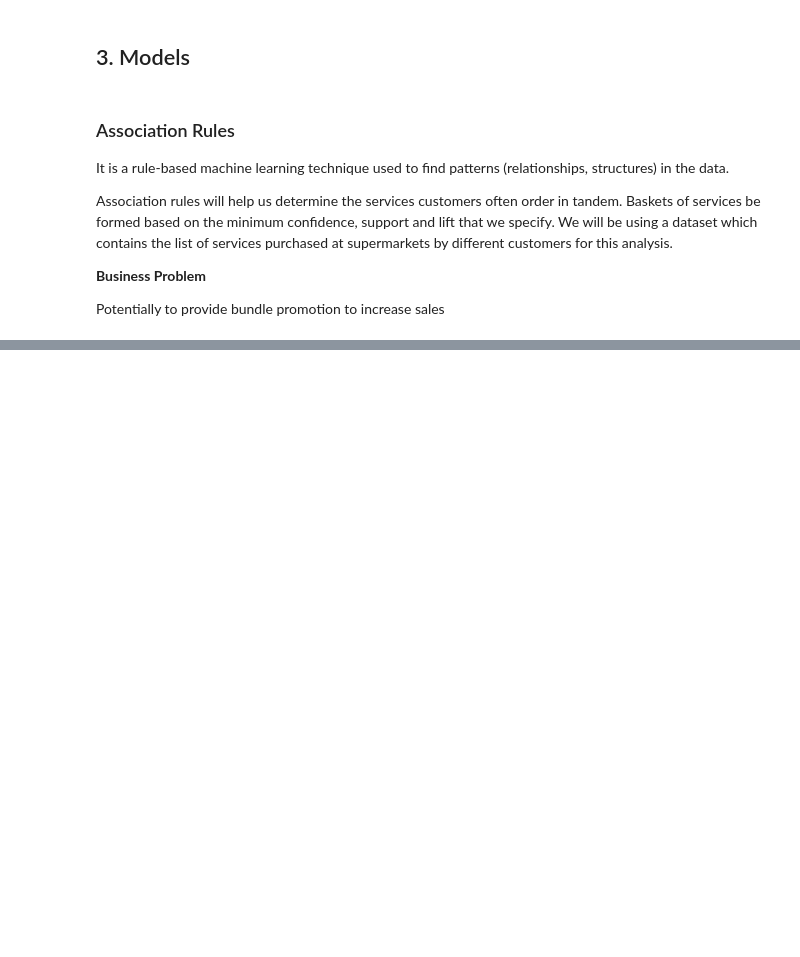
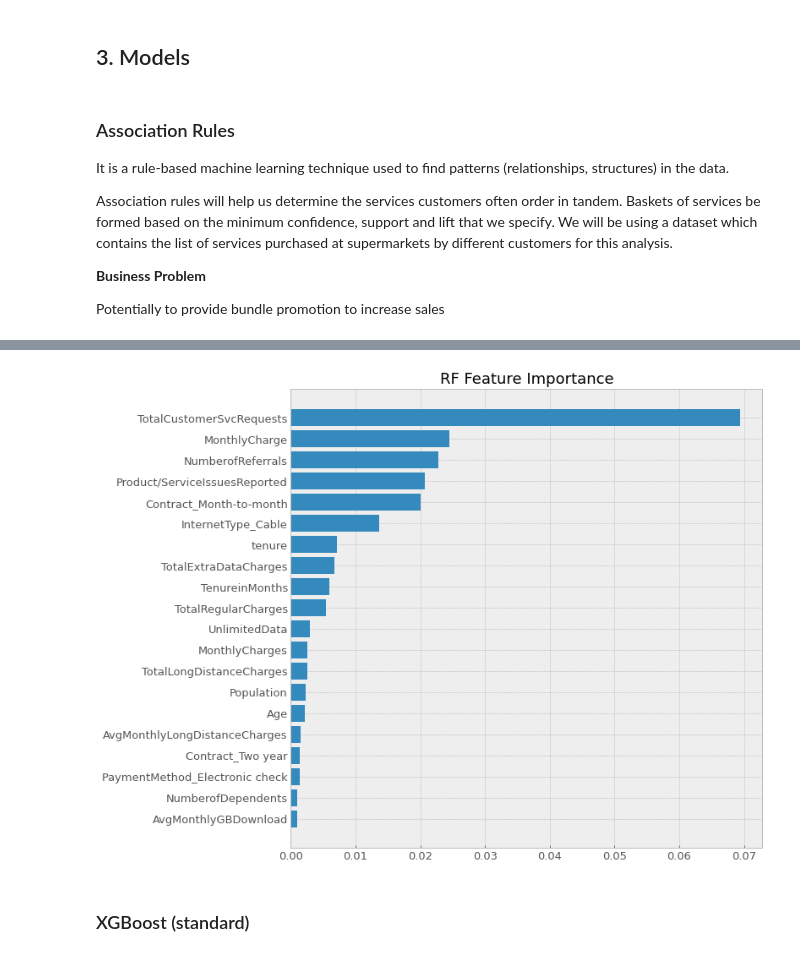
Before and after one commit to syakun0212/Telco-Customer-Churn-Data-Anlaysis, a Jupyter notebook: BC2407 Project.ipynb, the cells around one changed output, grey strips where cells are left out. Cells and saved outputs as stored; diff of their text form; code cells hidden in the pictures; blank space fills up the shorter version.

```diff
--- a/BC2407 Project.ipynb
+++ b/BC2407 Project.ipynb
@@ -271,0 +498,29 @@ assoc_rule_phone_others = association_rules(item_phone_others, metric = 'confide
+# %%
+# Feature importance
+from sklearn.inspection import permutation_importance
+import time
+
+start_time = time.time()
+RF_result = permutation_importance(
+    RF_model, RF_X_train, RF_y_train,
+    random_state=2022
+)
+elapsed_time = time.time() - start_time
+print(f"Elapsed time to compute the importances: {elapsed_time:.3f} seconds")
+# %%
+# Visualize
+RF_feature_impt = pd.Series(RF_result.importances_mean, index=XGB_X.columns)
+RF_feature_impt = RF_feature_impt .sort_values(ascending=False).to_frame("Feature importance")
+
+plot_barh(RF_feature_impt.head(20),
+                column_to_plot = 'Feature importance',
+                title = "RF Feature Importance",
+                figsize=(10,10),
+                title_size=18,
+                label_size=13,
+                style="bmh"
+         )
+# %% [output]
+[figure, added]
+# %% [markdown]
+### XGBoost (standard)
```
Also changed, not shown: parts of 43 cells of this notebook, 3 other files.
